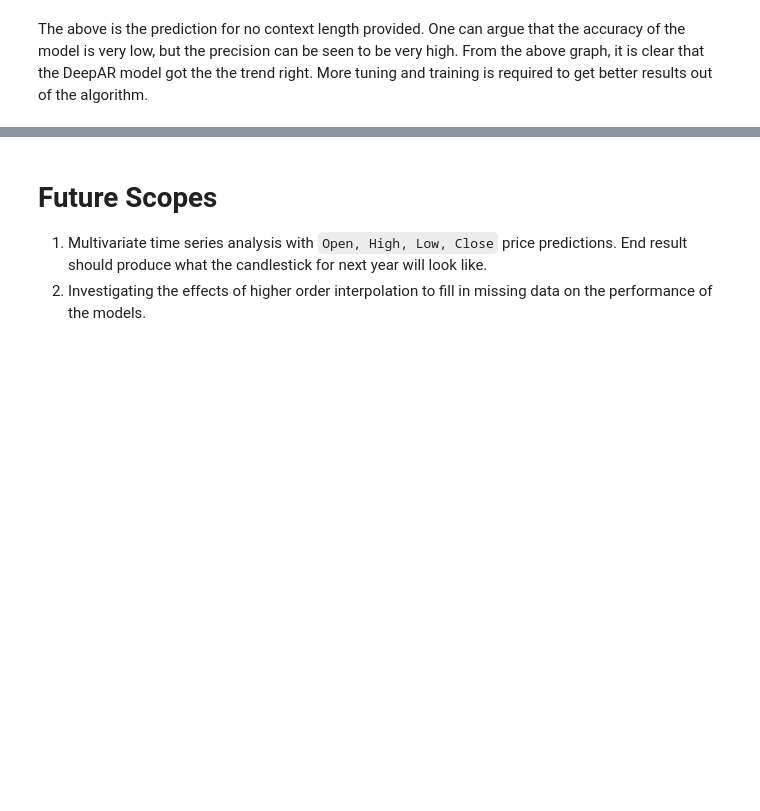
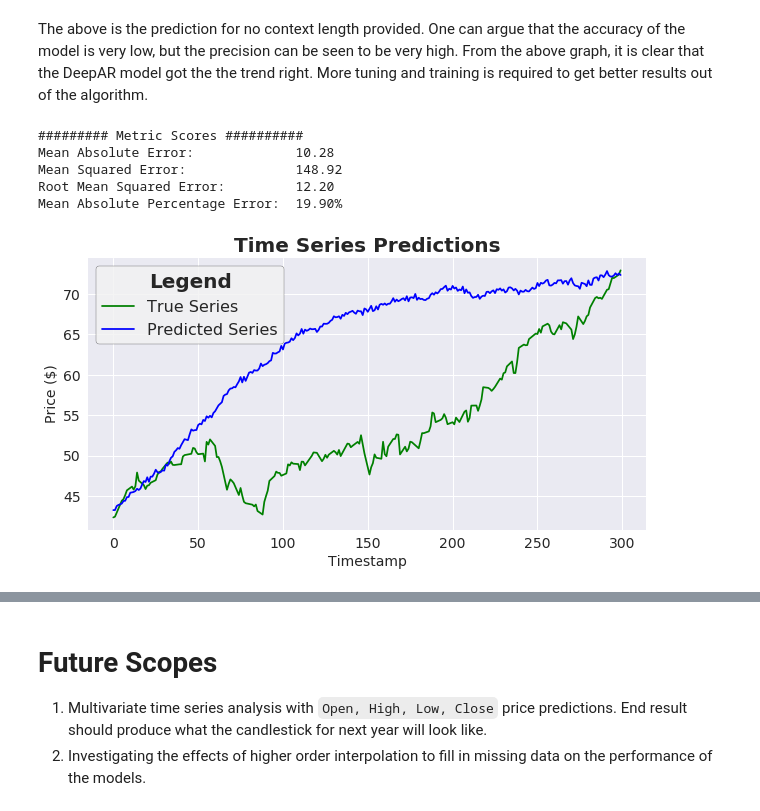
Before and after one commit to radroid/stock-price-predictor, a Jupyter notebook: 3_Model_Train_Test.ipynb, the cells around one changed output, grey strips where cells are left out. Saved outputs shown, nothing was run; the diff lists cells and outputs as text; code cells hidden in the pictures; blank space fills up the shorter version.

Commit message:
Update last graph
- Add better description/analysis.

```diff
--- a/3_Model_Train_Test.ipynb
+++ b/3_Model_Train_Test.ipynb
@@ -932,3 +932,12 @@ Mean Absolute Percentage Error:  83.05%
 [figure]
 # %% [markdown]
 The above is the prediction for no context length provided. One can argue that the accuracy of the model is very low, but the precision can be seen to be very high. From the above graph, it is clear that the DeepAR model got the the trend right. More tuning and training is required to get better results out of the algorithm.
+# %%
+evaluate_model(pd.Series(test_ts_list[-1].values[-300:]), predictions_list[-1]['0.5']);
+# %% [output]
+######### Metric Scores ##########
+Mean Absolute Error:             10.28
+Mean Squared Error:              148.92
+Root Mean Squared Error:         12.20
+Mean Absolute Percentage Error:  19.90%
+[figure, added]
```
Also changed, not shown: parts of 1 cell of this notebook.
